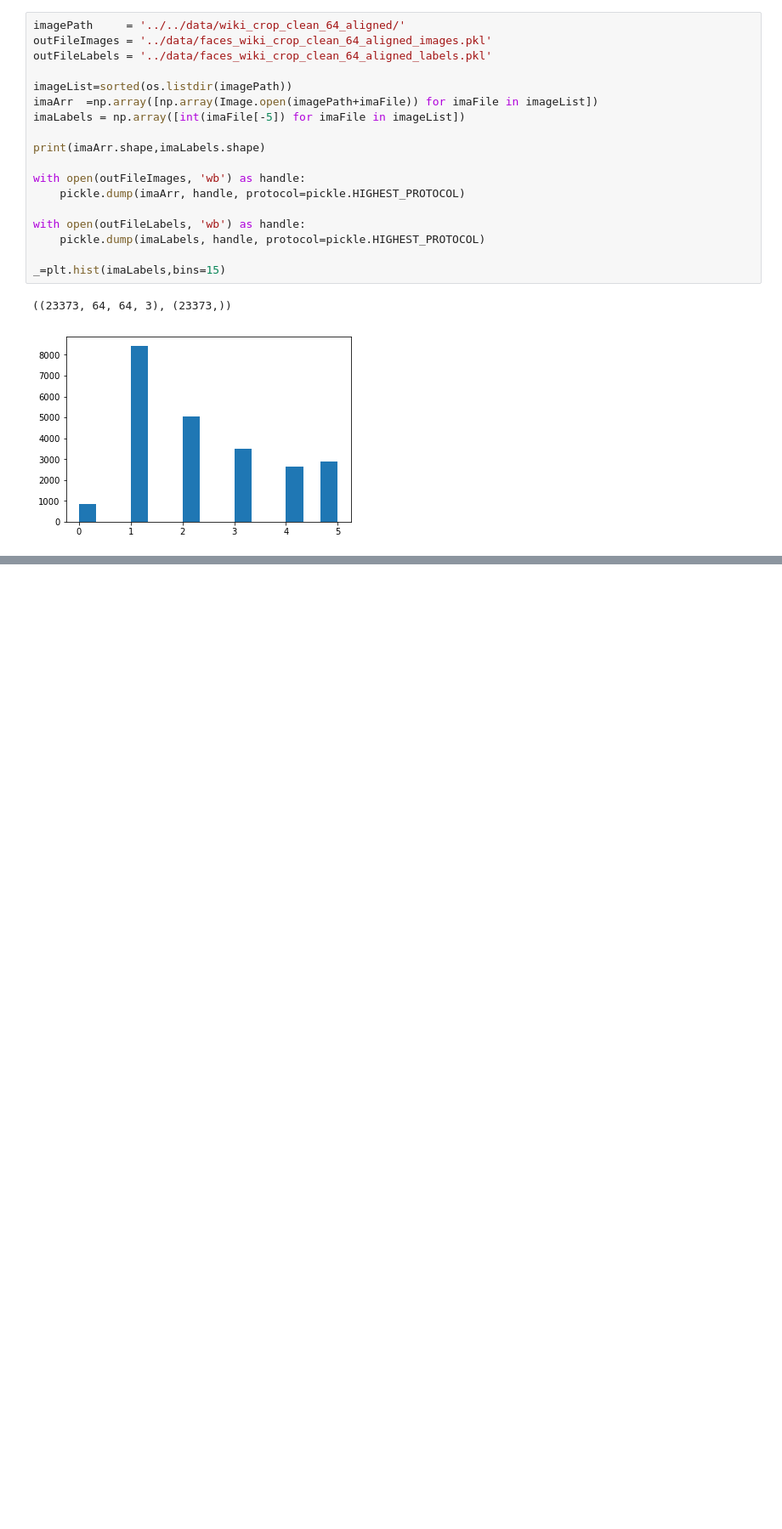
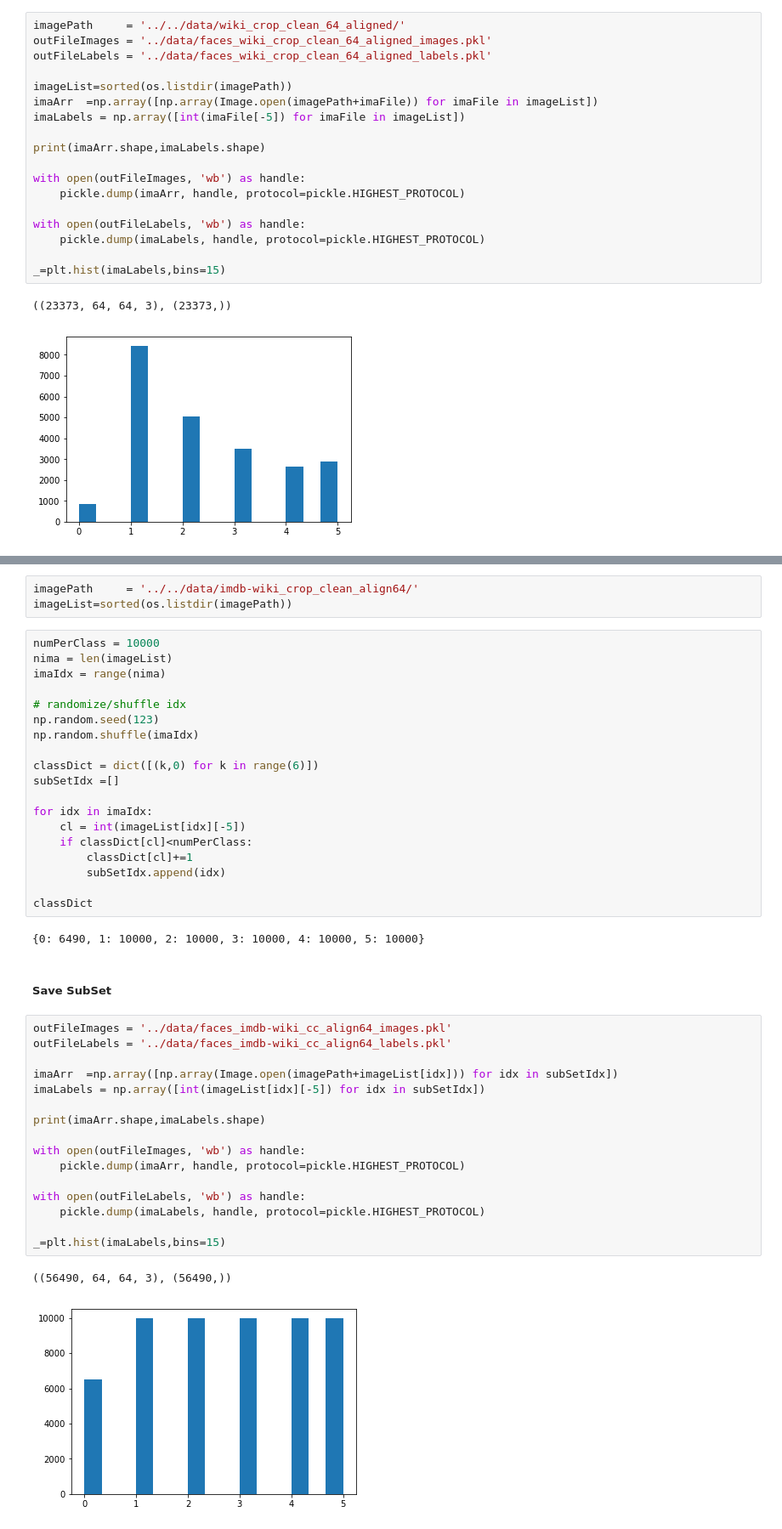
Before and after one commit to mbhuber/Insight-AI-Project, a Jupyter notebook: preprocess/test-preprocess.ipynb, the cells around one changed output, grey strips where cells are left out. Shown: that part at 85% size. Cells and saved outputs as stored; diff of their text form; blank space fills up the shorter version.

```diff
--- a/preprocess/test-preprocess.ipynb
+++ b/preprocess/test-preprocess.ipynb
@@ -271,0 +274,45 @@ array([0, 1, 2, 3, 4, 5])
+# %%
+imagePath     = '../../data/imdb-wiki_crop_clean_align64/'
+imageList=sorted(os.listdir(imagePath))
+# %%
+numPerClass = 10000
+nima = len(imageList)
+imaIdx = range(nima)
+
+# randomize/shuffle idx
+np.random.seed(123)
+np.random.shuffle(imaIdx)
+
+classDict = dict([(k,0) for k in range(6)])
+subSetIdx =[]
+
+for idx in imaIdx:
+    cl = int(imageList[idx][-5])
+    if classDict[cl]<numPerClass:
+        classDict[cl]+=1
+        subSetIdx.append(idx)
+
+classDict
+# %% [output]
+{0: 6490, 1: 10000, 2: 10000, 3: 10000, 4: 10000, 5: 10000}
+# %% [markdown]
+##### Save SubSet
+# %%
+outFileImages = '../data/faces_imdb-wiki_cc_align64_images.pkl'
+outFileLabels = '../data/faces_imdb-wiki_cc_align64_labels.pkl'
+
+imaArr  =np.array([np.array(Image.open(imagePath+imageList[idx])) for idx in subSetIdx])
+imaLabels = np.array([int(imageList[idx][-5]) for idx in subSetIdx])
+
+print(imaArr.shape,imaLabels.shape)
+
+with open(outFileImages, 'wb') as handle:
+    pickle.dump(imaArr, handle, protocol=pickle.HIGHEST_PROTOCOL)
+
+with open(outFileLabels, 'wb') as handle:
+    pickle.dump(imaLabels, handle, protocol=pickle.HIGHEST_PROTOCOL)
+
+_=plt.hist(imaLabels,bins=15)
+# %% [output]
+((56490, 64, 64, 3), (56490,))
+[figure, added]
```
Also changed, not shown: parts of 6 cells of this notebook.
